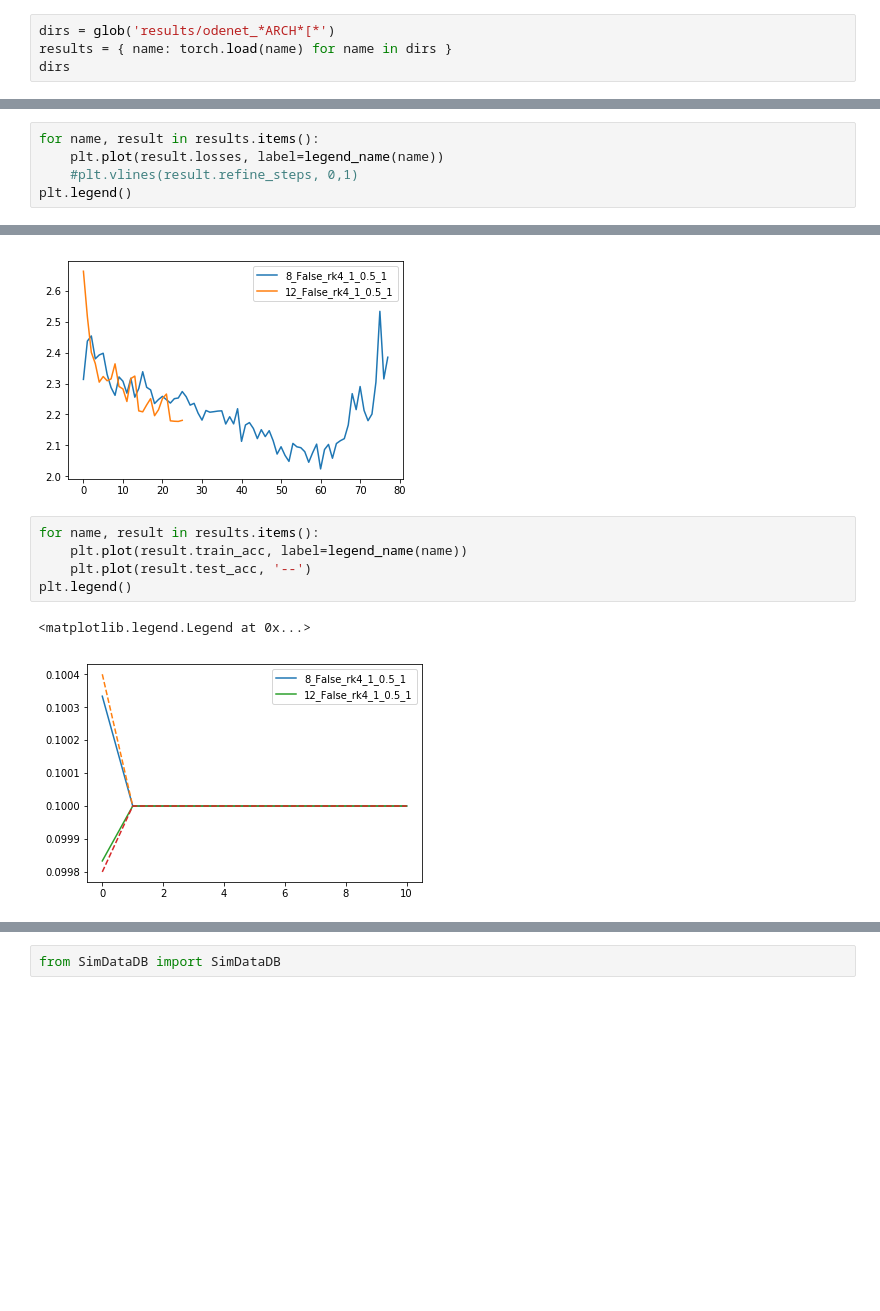
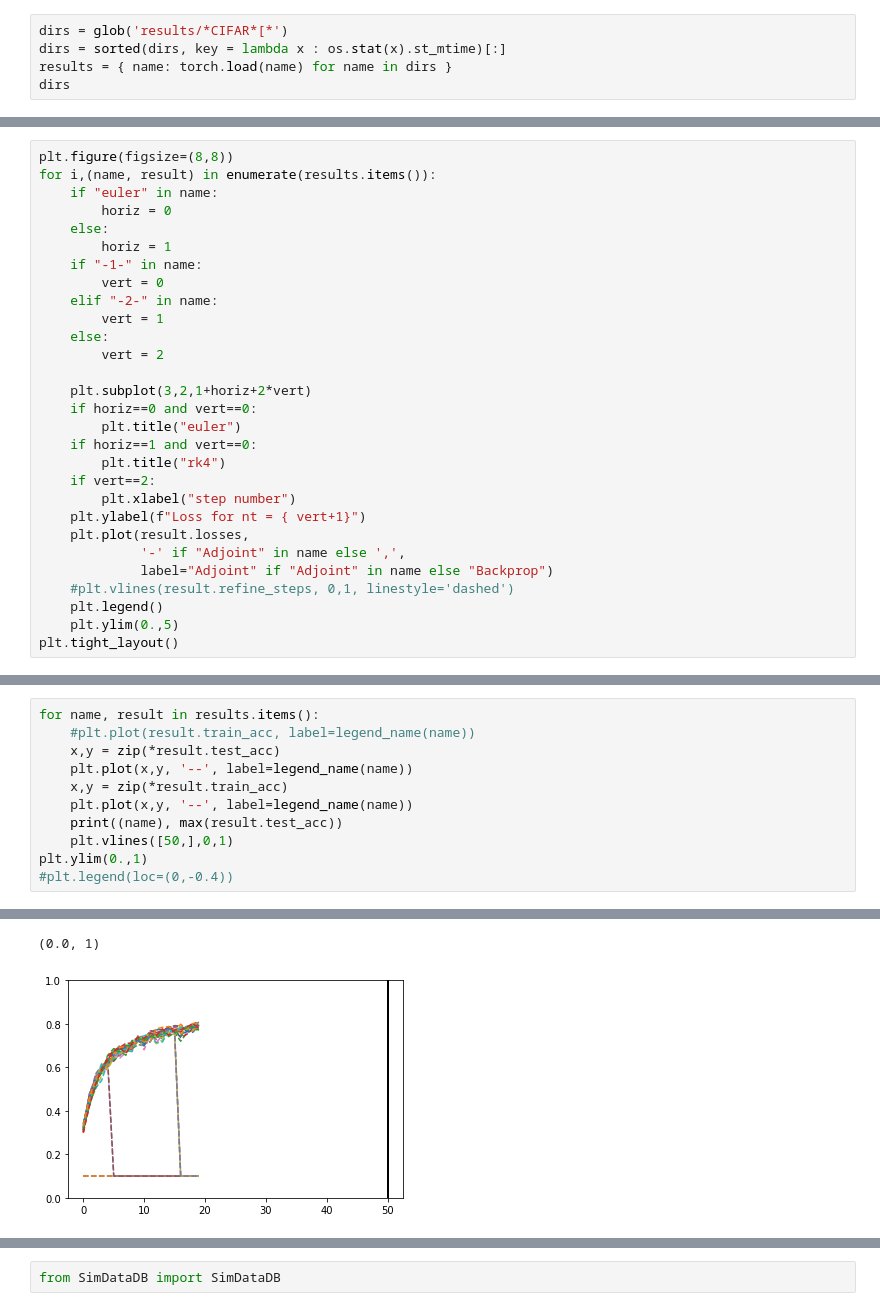
Before and after one commit to afqueiruga/StatefulOdeNets, a Jupyter notebook: fmnist_analysis.ipynb, the cells around one changed output, grey strips where cells are left out. Drawn from its saved outputs; the diff is of its cells as text; blank space fills up the shorter version.

```diff
--- a/fmnist_analysis.ipynb
+++ b/fmnist_analysis.ipynb
@@ -20,5 +33,6 @@ legend_name = lambda fname : re.search(r"ARCH_(.*)_LEARN", fname)[1]
 # %%
-dirs = glob('results/odenet_*ARCH*[*')
+dirs = glob('results/*CIFAR*[*')
+dirs = sorted(dirs, key = lambda x : os.stat(x).st_mtime)[:]
 results = { name: torch.load(name) for name in dirs }
 dirs
 # %% [output]
@@ -26,0 +82,29 @@ dirs
+# %%
+plt.figure(figsize=(8,8))
+for i,(name, result) in enumerate(results.items()):
+    if "euler" in name:
+        horiz = 0
+    else:
+        horiz = 1
+    if "-1-" in name:
+        vert = 0
+    elif "-2-" in name:
+        vert = 1
+    else:
+        vert = 2
+
+    plt.subplot(3,2,1+horiz+2*vert)
+    if horiz==0 and vert==0:
+        plt.title("euler")
+    if horiz==1 and vert==0:
+        plt.title("rk4")
+    if vert==2:
+        plt.xlabel("step number")
+    plt.ylabel(f"Loss for nt = { vert+1}")
+    plt.plot(result.losses,
+             '-' if "Adjoint" in name else ',',
+             label="Adjoint" if "Adjoint" in name else "Backprop")
+    #plt.vlines(result.refine_steps, 0,1, linestyle='dashed')
+    plt.legend()
+    plt.ylim(0.,5)
+plt.tight_layout()
@@ -27,6 +113,12 @@ dirs
 # %%
 for name, result in results.items():
-    plt.plot(result.losses, label=legend_name(name))
-    #plt.vlines(result.refine_steps, 0,1)
-plt.legend()
+    #plt.plot(result.train_acc, label=legend_name(name))
+    x,y = zip(*result.test_acc)
+    plt.plot(x,y, '--', label=legend_name(name))
+    x,y = zip(*result.train_acc)
+    plt.plot(x,y, '--', label=legend_name(name))
+    print((name), max(result.test_acc))
+    plt.vlines([50,],0,1)
+plt.ylim(0.,1)
+#plt.legend(loc=(0,-0.4))
 # %% [output]
@@ -34,9 +137,2 @@ plt.legend()
+(0.0, 1)
-[figure, old version]
+[figure, new version]
-# %%
-for name, result in results.items():
-    plt.plot(result.train_acc, label=legend_name(name))
-    plt.plot(result.test_acc, '--')
-plt.legend()
-# %% [output]
-<matplotlib.legend.Legend at 0x...>
-[figure, removed]
```
Also changed, not shown: parts of 32 cells of this notebook, 1 other file.
